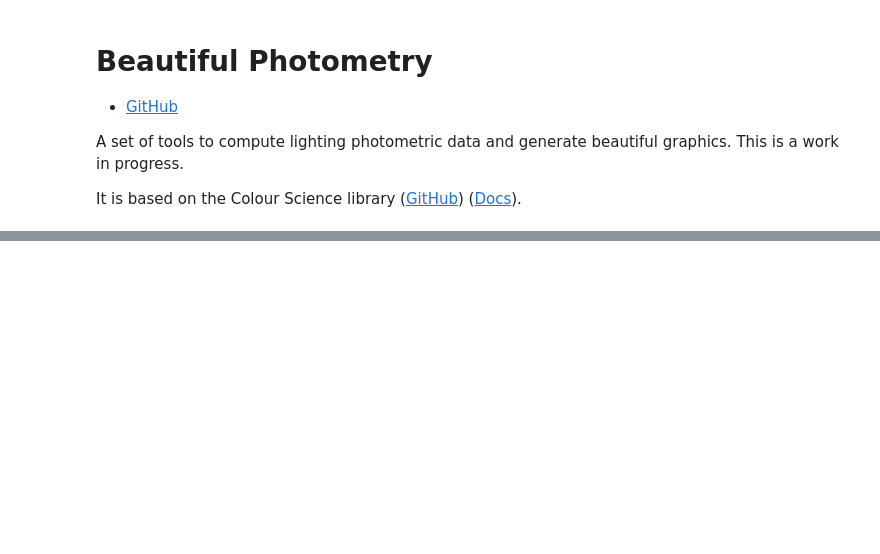
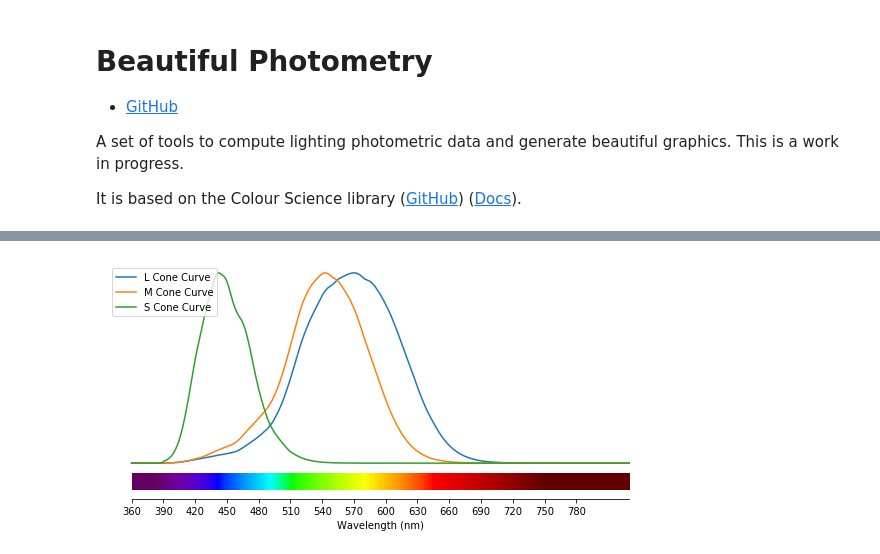
Before and after one commit to yeutterg/beautiful-photometry, a Jupyter notebook: beautiful-photometry.ipynb, the cells around one changed output, grey strips where cells are left out. Drawn from its saved outputs; the diff is of its cells as text; code cells hidden in the pictures; blank space fills up the shorter version.

Commit message:
add S,M,L cone curves

```diff
--- a/beautiful-photometry.ipynb
+++ b/beautiful-photometry.ipynb
@@ -127,0 +176,5 @@ plot_multi_spectrum([get_melanopic_curve(), get_scotopic_curve(), get_photopic_c
+# %%
+from human_visual import get_l_cone_curve, get_m_cone_curve, get_s_cone_curve
+plot_multi_spectrum([get_l_cone_curve(), get_m_cone_curve(), get_s_cone_curve()], hideyaxis=True)
+# %% [output]
+[figure, added]
```
Also changed, not shown: parts of 11 cells of this notebook, 5 other files.
